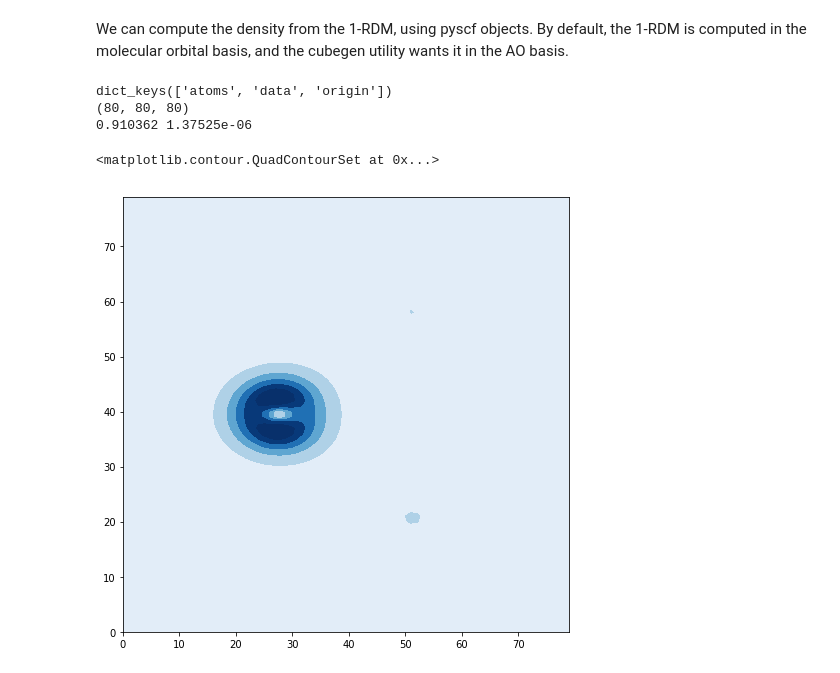
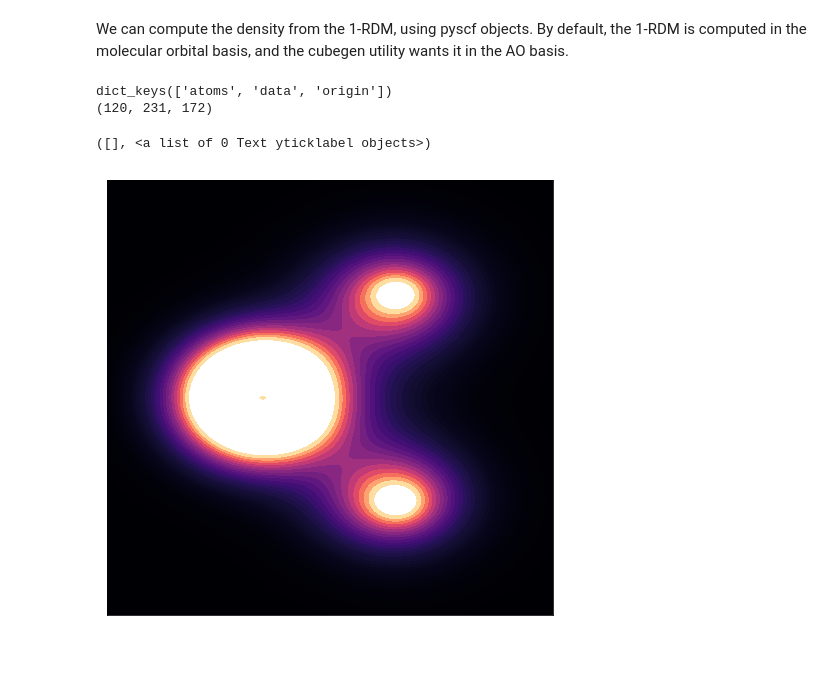
Before and after one commit to WagnerGroup/pyqmc, a Jupyter notebook: examples/tutorial.ipynb, the cells around one changed output. Saved outputs shown, nothing was run; the diff lists cells and outputs as text; code cells hidden in the pictures.

```diff
--- a/examples/tutorial.ipynb
+++ b/examples/tutorial.ipynb
@@ -152,15 +153,16 @@ dens=pyscf.tools.cubegen.density(mol, "h2o_sj_density.cube",ao_rdm1)
 # %%
 import ase.io
 data = ase.io.cube.read_cube(open("h2o_sj_density.cube"))
 print(data.keys())
 print(data['data'].shape)
-yzplane = data['data'][40,:,:]
+yzplane = data['data'][int(data['data'].shape[0]/2),:,:]
 fig = plt.figure(figsize=(8,8))
-print(np.max(yzplane), np.min(yzplane))
-plt.contourf(yzplane, cmap='Blues', vmin=0.0, vmax=0.7)
+vmax=np.max(yzplane)
+plt.contourf(yzplane,levels=[vmax*x for x in np.logspace(-6,-1,80)], cmap='magma')
+plt.xticks([])
+plt.yticks([])
 # %% [output]
 dict_keys(['atoms', 'data', 'origin'])
-(80, 80, 80)
-0.910362 1.37525e-06
+(120, 231, 172)
-<matplotlib.contour.QuadContourSet at 0x...>
+([], <a list of 0 Text yticklabel objects>)
-[figure, old version]
+[figure, new version]
```
Also changed, not shown: parts of 1 cell of this notebook.
